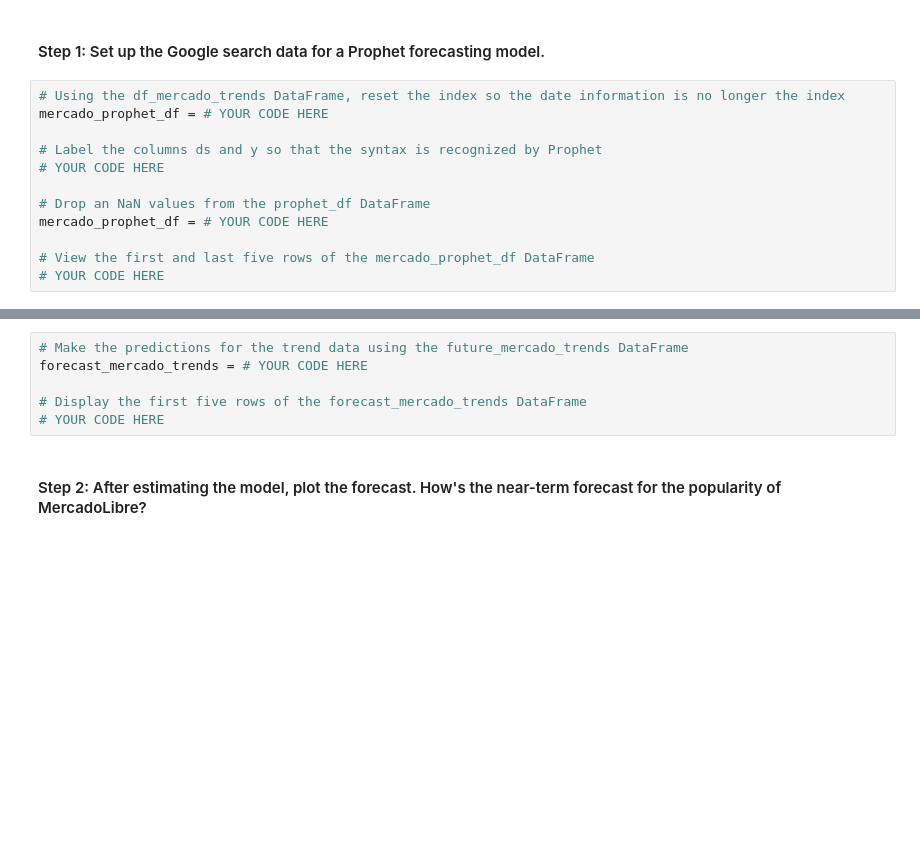
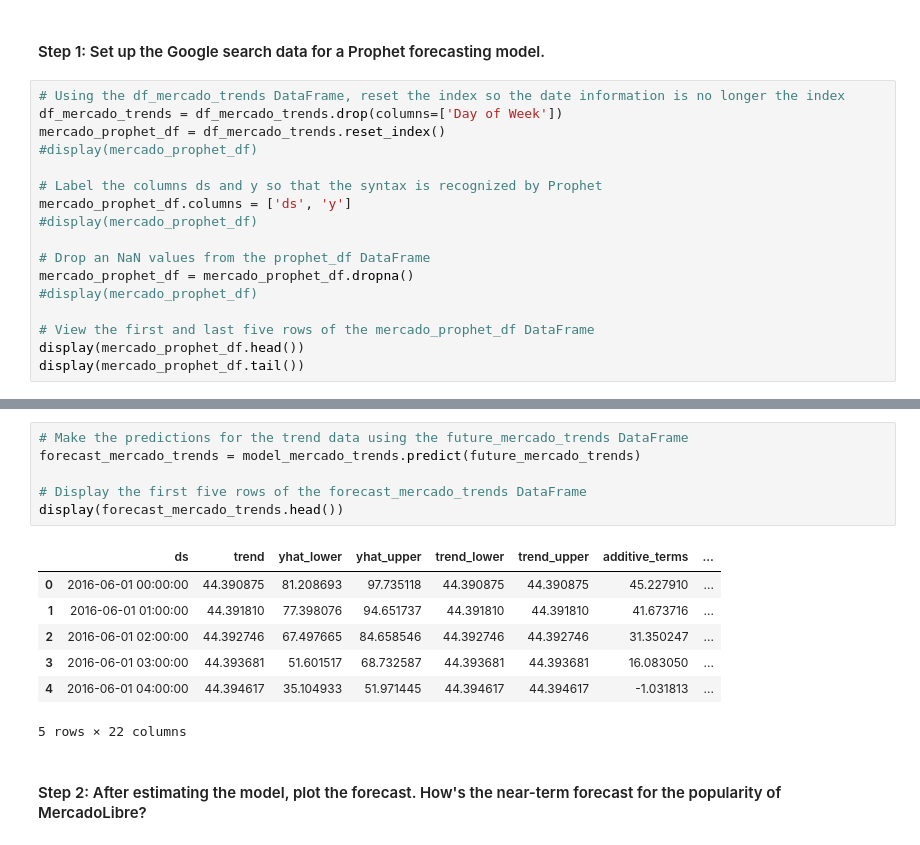
Before and after one commit to KristopherGit/Module-11-Challenge, a Jupyter notebook: Starter_Code/forecasting_net_prophet.ipynb, the cells around one changed output, grey strips where cells are left out. Saved outputs shown, nothing was run; the diff lists cells and outputs as text; blank space fills up the shorter version.

```diff
--- a/Starter_Code/forecasting_net_prophet.ipynb
+++ b/Starter_Code/forecasting_net_prophet.ipynb
@@ -530,13 +633,18 @@ Now, you need to produce a time series model that analyzes and forecasts pattern
 #### Step 1: Set up the Google search data for a Prophet forecasting model.
 # %%
 # Using the df_mercado_trends DataFrame, reset the index so the date information is no longer the index
-mercado_prophet_df = # YOUR CODE HERE
+df_mercado_trends = df_mercado_trends.drop(columns=['Day of Week'])
+mercado_prophet_df = df_mercado_trends.reset_index()
+#display(mercado_prophet_df)
 
 # Label the columns ds and y so that the syntax is recognized by Prophet
-# YOUR CODE HERE
+mercado_prophet_df.columns = ['ds', 'y']
+#display(mercado_prophet_df)
 
 # Drop an NaN values from the prophet_df DataFrame
-mercado_prophet_df = # YOUR CODE HERE
+mercado_prophet_df = mercado_prophet_df.dropna()
+#display(mercado_prophet_df)
 
 # View the first and last five rows of the mercado_prophet_df DataFrame
-# YOUR CODE HERE
+display(mercado_prophet_df.head())
+display(mercado_prophet_df.tail())
@@ -556,9 +695,17 @@ future_mercado_trends = # YOUR CODE HERE
 # %%
 # Make the predictions for the trend data using the future_mercado_trends DataFrame
-forecast_mercado_trends = # YOUR CODE HERE
+forecast_mercado_trends = model_mercado_trends.predict(future_mercado_trends)
 
 # Display the first five rows of the forecast_mercado_trends DataFrame
-# YOUR CODE HERE
+display(forecast_mercado_trends.head())
+# %% [output]
+|  | ds | trend | yhat_lower | yhat_upper | trend_lower | trend_upper | additive_terms | ... |
+| 0 | 2016-06-01 00:00:00 | 44.390875 | 81.208693 | 97.735118 | 44.390875 | 44.390875 | 45.227910 | ... |
+| 1 | 2016-06-01 01:00:00 | 44.391810 | 77.398076 | 94.651737 | 44.391810 | 44.391810 | 41.673716 | ... |
+| 2 | 2016-06-01 02:00:00 | 44.392746 | 67.497665 | 84.658546 | 44.392746 | 44.392746 | 31.350247 | ... |
+| 3 | 2016-06-01 03:00:00 | 44.393681 | 51.601517 | 68.732587 | 44.393681 | 44.393681 | 16.083050 | ... |
+| 4 | 2016-06-01 04:00:00 | 44.394617 | 35.104933 | 51.971445 | 44.394617 | 44.394617 | -1.031813 | ... |
+5 rows × 22 columns
 # %% [markdown]
 #### Step 2: After estimating the model, plot the forecast. How's the near-term forecast for the popularity of MercadoLibre?
 # %%
```
Also changed, not shown: parts of 31 cells of this notebook, 2 other files.
